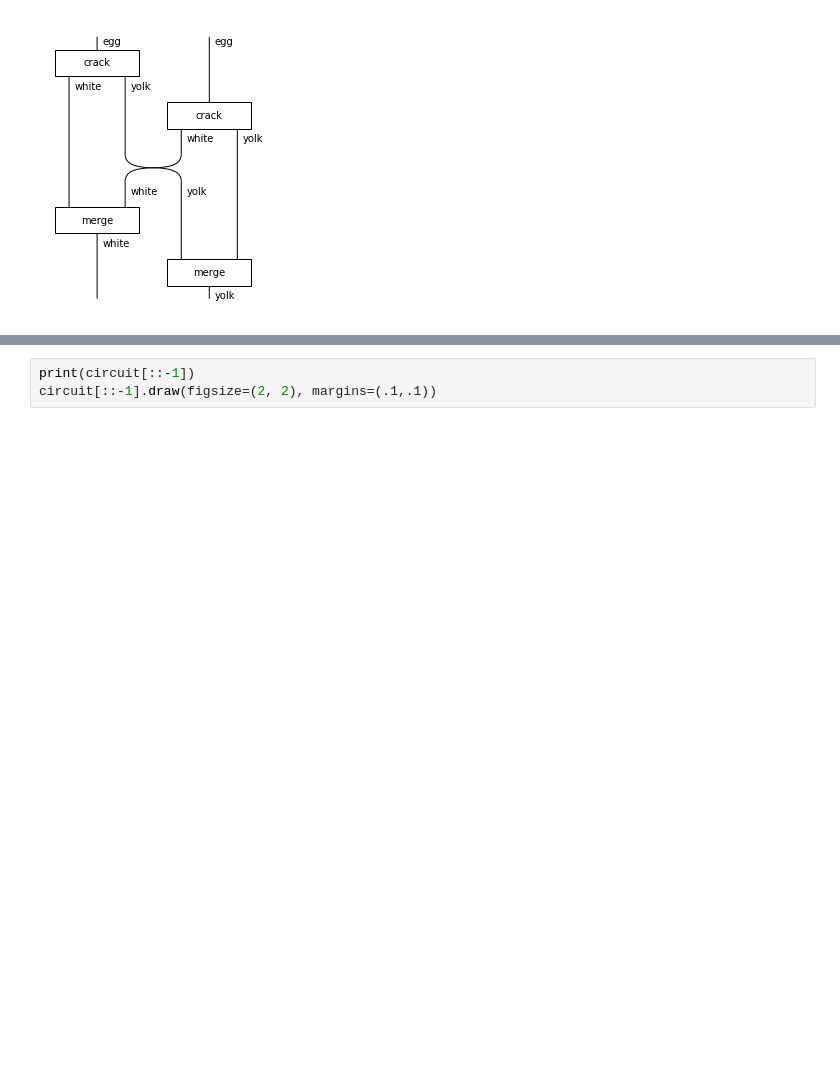
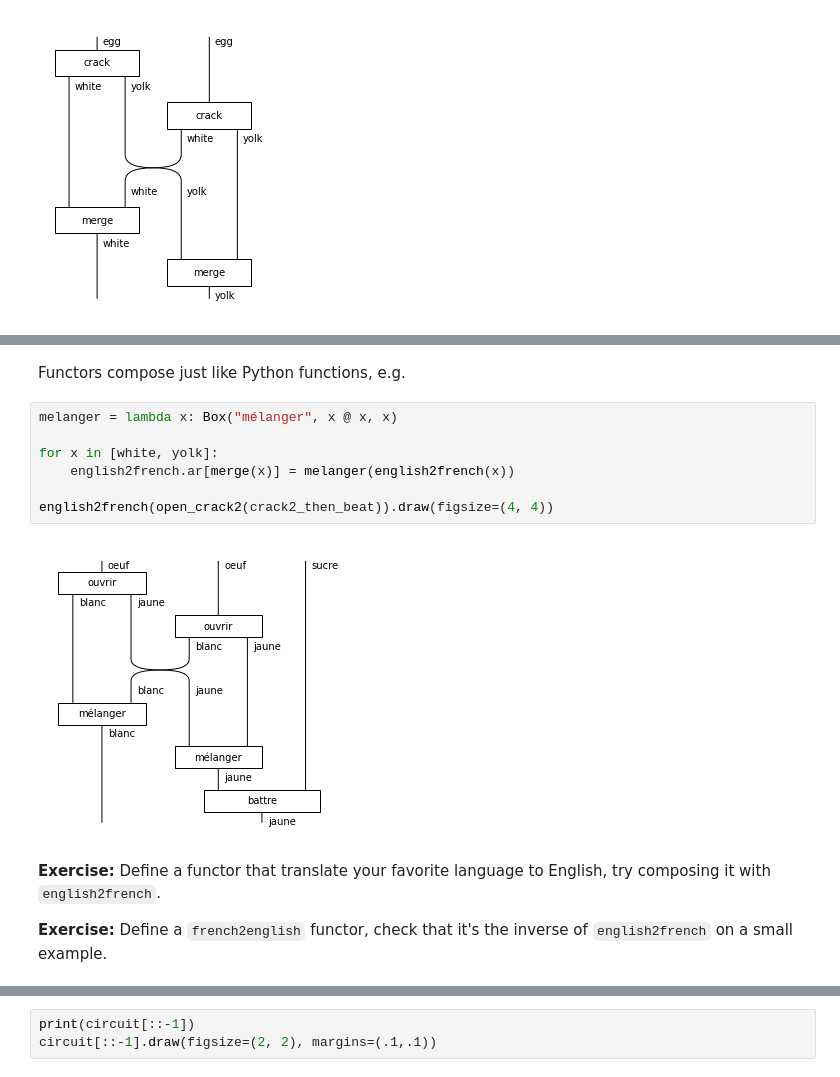
Before and after one commit to cnm13ryan/discopy, a Jupyter notebook: docs/notebooks/qnlp-tutorial.ipynb, the cells around one changed output, grey strips where cells are left out. Drawn from its saved outputs; the diff is of its cells as text; blank space fills up the shorter version.

```diff
--- a/docs/notebooks/qnlp-tutorial.ipynb
+++ b/docs/notebooks/qnlp-tutorial.ipynb
@@ -131,0 +153,15 @@ Another important rule is that a pure quantum circuit is reversible, i.e. it eva
+# %% [markdown]
+Functors compose just like Python functions, e.g.
+# %%
+melanger = lambda x: Box("mélanger", x @ x, x)
+
+for x in [white, yolk]:
+    english2french.ar[merge(x)] = melanger(english2french(x))
+
+english2french(open_crack2(crack2_then_beat)).draw(figsize=(4, 4))
+# %% [output]
+[figure, added]
+# %% [markdown]
+**Exercise:** Define a functor that translate your favorite language to English, try composing it with `english2french`.
+
+**Exercise:** Define a `french2english` functor, check that it's the inverse of `english2french` on a small example.
```
Also changed, not shown: parts of 72 cells of this notebook, 3 other files.
